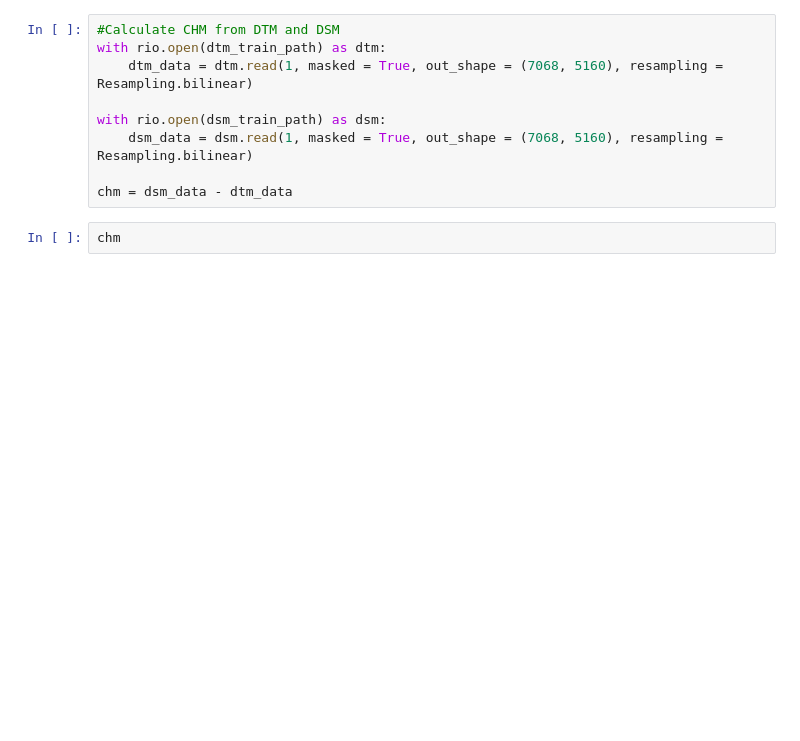
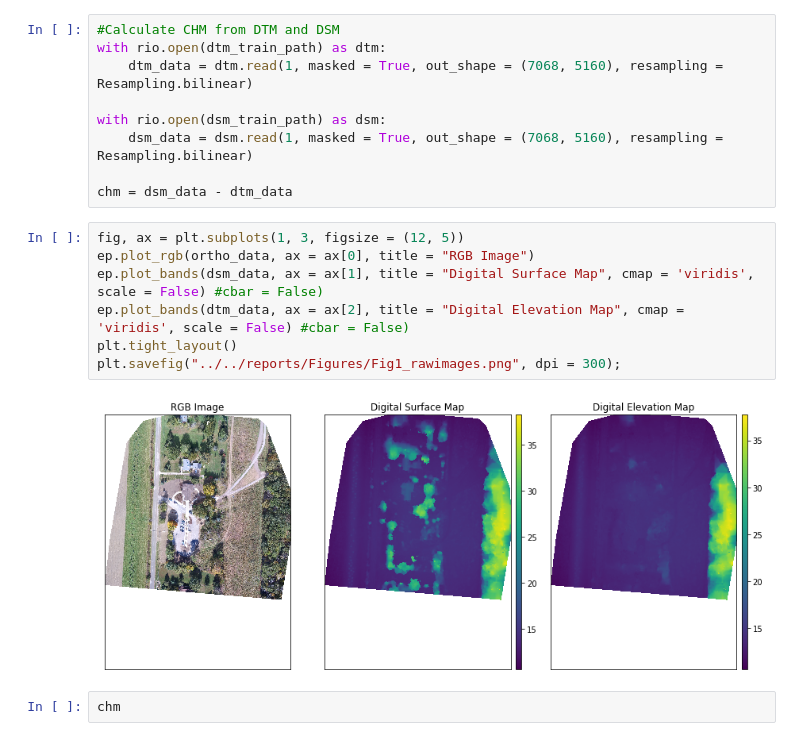
Before and after one commit to wvsharber/EV_tree_challenge, a Jupyter notebook: notebooks/exploratory/EVtrees_EDA.ipynb, the cells around one changed output. Saved outputs shown, nothing was run; the diff lists cells and outputs as text; blank space fills up the shorter version.

```diff
--- a/notebooks/exploratory/EVtrees_EDA.ipynb
+++ b/notebooks/exploratory/EVtrees_EDA.ipynb
@@ -88,6 +89,15 @@ with rio.open(dsm_train_path) as dsm:
     dsm_data = dsm.read(1, masked = True, out_shape = (7068, 5160), resampling = Resampling.bilinear)
 
 chm = dsm_data - dtm_data
+# %%
+fig, ax = plt.subplots(1, 3, figsize = (12, 5))
+ep.plot_rgb(ortho_data, ax = ax[0], title = "RGB Image")
+ep.plot_bands(dsm_data, ax = ax[1], title = "Digital Surface Map", cmap = 'viridis', scale = False) #cbar = False)
+ep.plot_bands(dtm_data, ax = ax[2], title = "Digital Elevation Map", cmap = 'viridis', scale = False) #cbar = False)
+plt.tight_layout()
+plt.savefig("../../reports/Figures/Fig1_rawimages.png", dpi = 300);
+# %% [output]
+[figure, added]
 # %%
 chm
 # %% [output]
```
Also changed, not shown: parts of 15 cells of this notebook, 5 other files.
